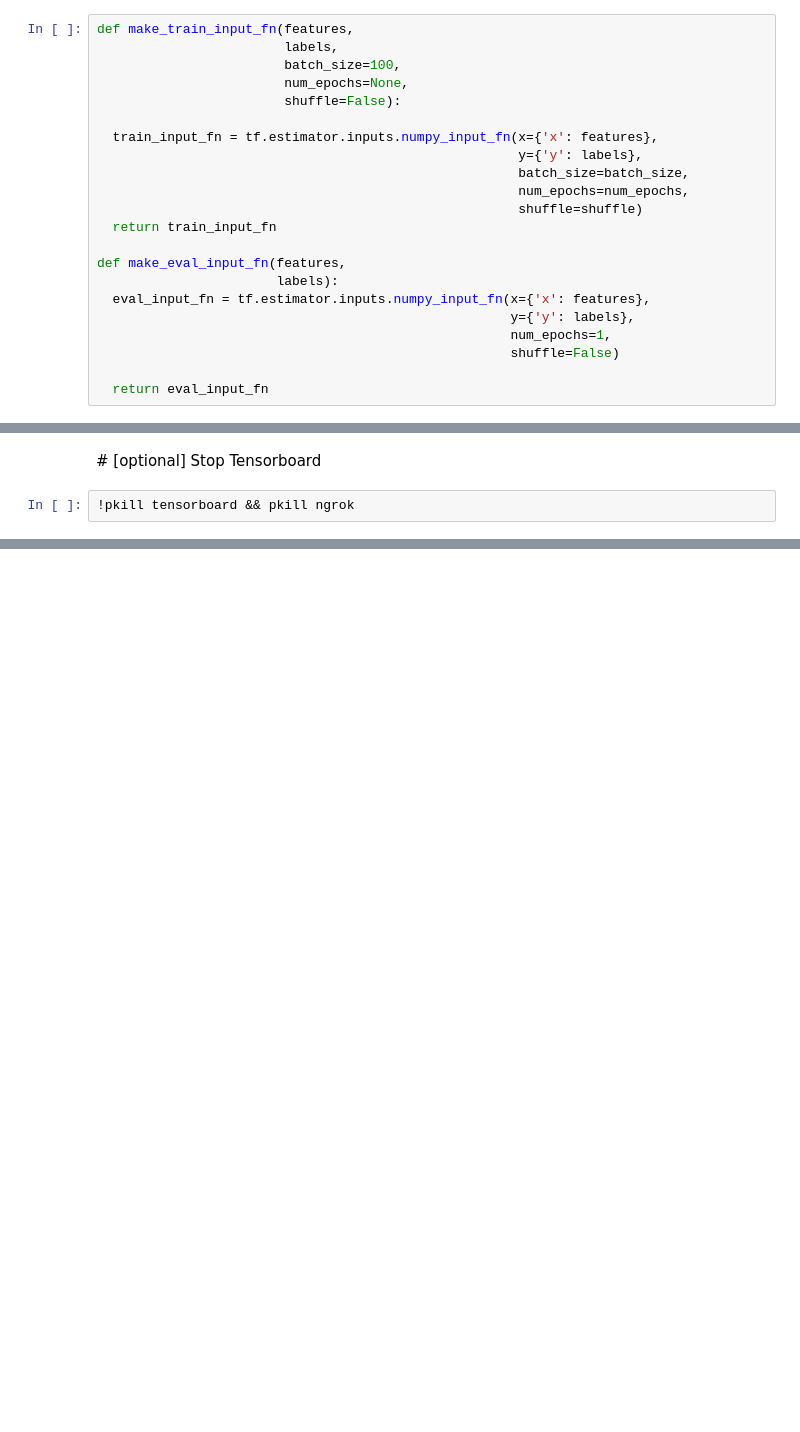
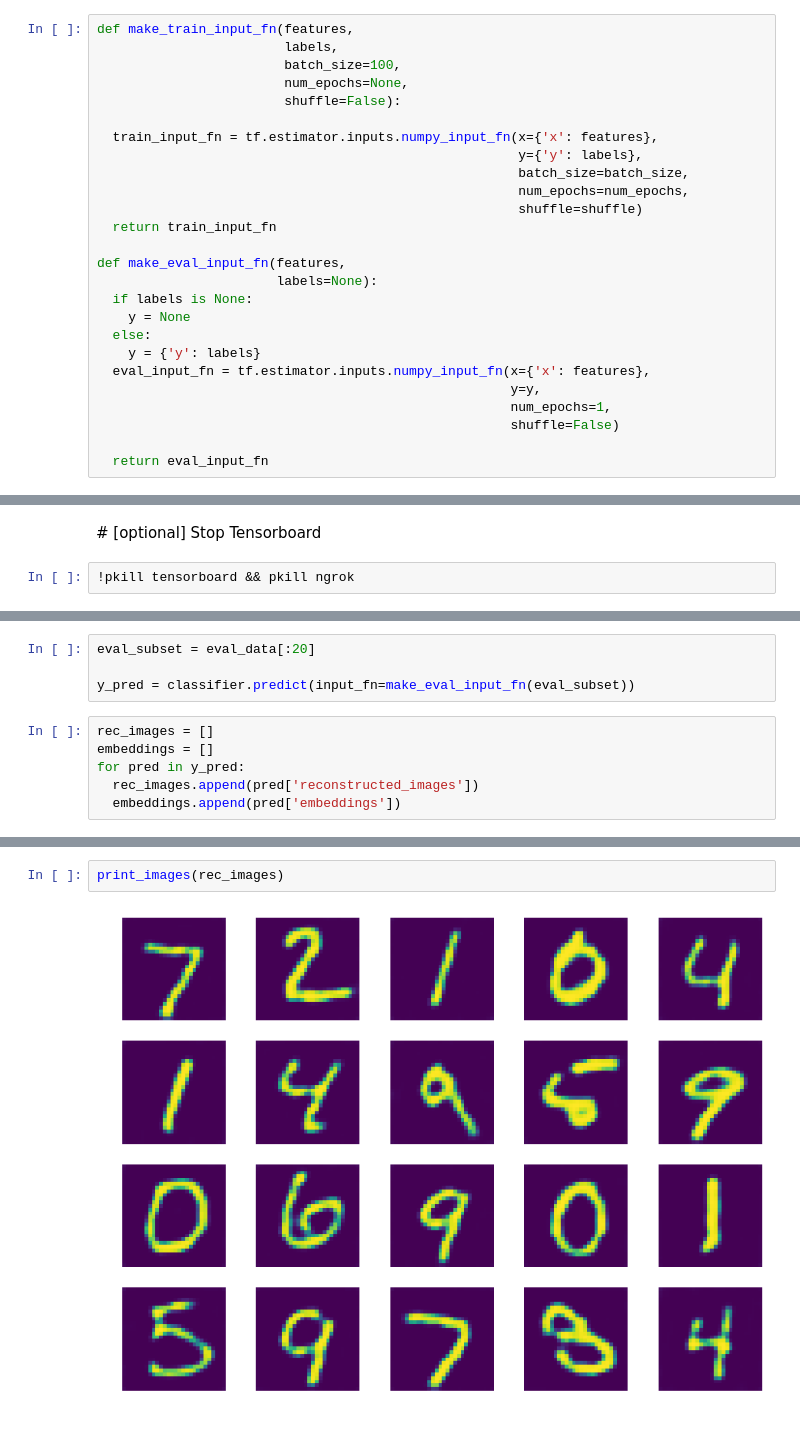
Before and after one commit to riccardo1980/tf_estimators, a Jupyter notebook: MNIST_cnn_autoencoder.ipynb, the cells around one changed output, grey strips where cells are left out. Saved outputs shown, nothing was run; the diff lists cells and outputs as text; blank space fills up the shorter version.

```diff
--- a/MNIST_cnn_autoencoder.ipynb
+++ b/MNIST_cnn_autoencoder.ipynb
@@ -202,9 +235,13 @@ def make_train_input_fn(features,
   return train_input_fn
 
 def make_eval_input_fn(features,
-                       labels):
+                       labels=None):
+  if labels is None:
+    y = None
+  else:
+    y = {'y': labels}
   eval_input_fn = tf.estimator.inputs.numpy_input_fn(x={'x': features},
-                                                     y={'y': labels},
+                                                     y=y,
                                                      num_epochs=1,
                                                      shuffle=False)
 
@@ -312,0 +357,10 @@ INFO:tensorflow:Loss for final step: 0.0031564634.
+# %%
+eval_subset = eval_data[:20]
+
+y_pred = classifier.predict(input_fn=make_eval_input_fn(eval_subset))
+# %%
+rec_images = []
+embeddings = []
+for pred in y_pred:
+  rec_images.append(pred['reconstructed_images'])
+  embeddings.append(pred['embeddings'])
@@ -312,0 +385,4 @@ INFO:tensorflow:Loss for final step: 0.0031564634.
+# %%
+print_images(rec_images)
+# %% [output]
+[figure, added]
```
Also changed, not shown: parts of 12 cells of this notebook.
